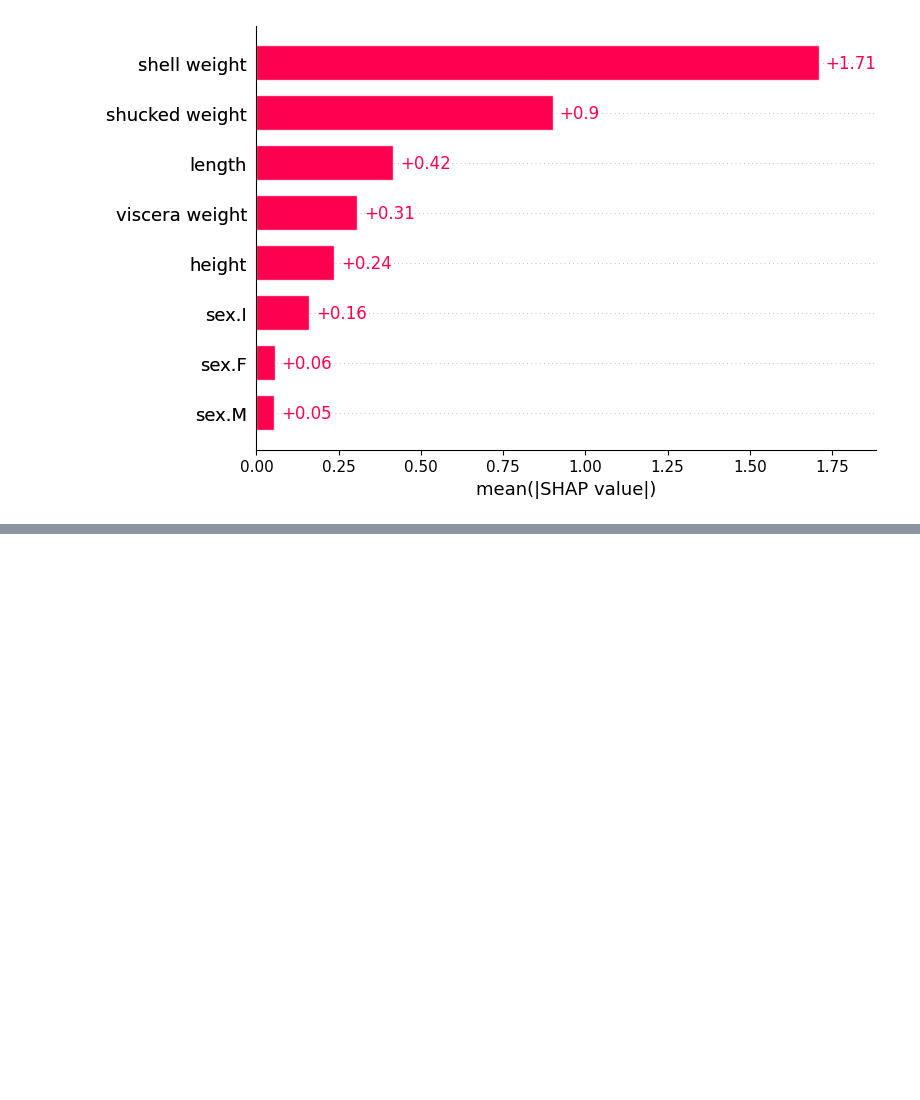
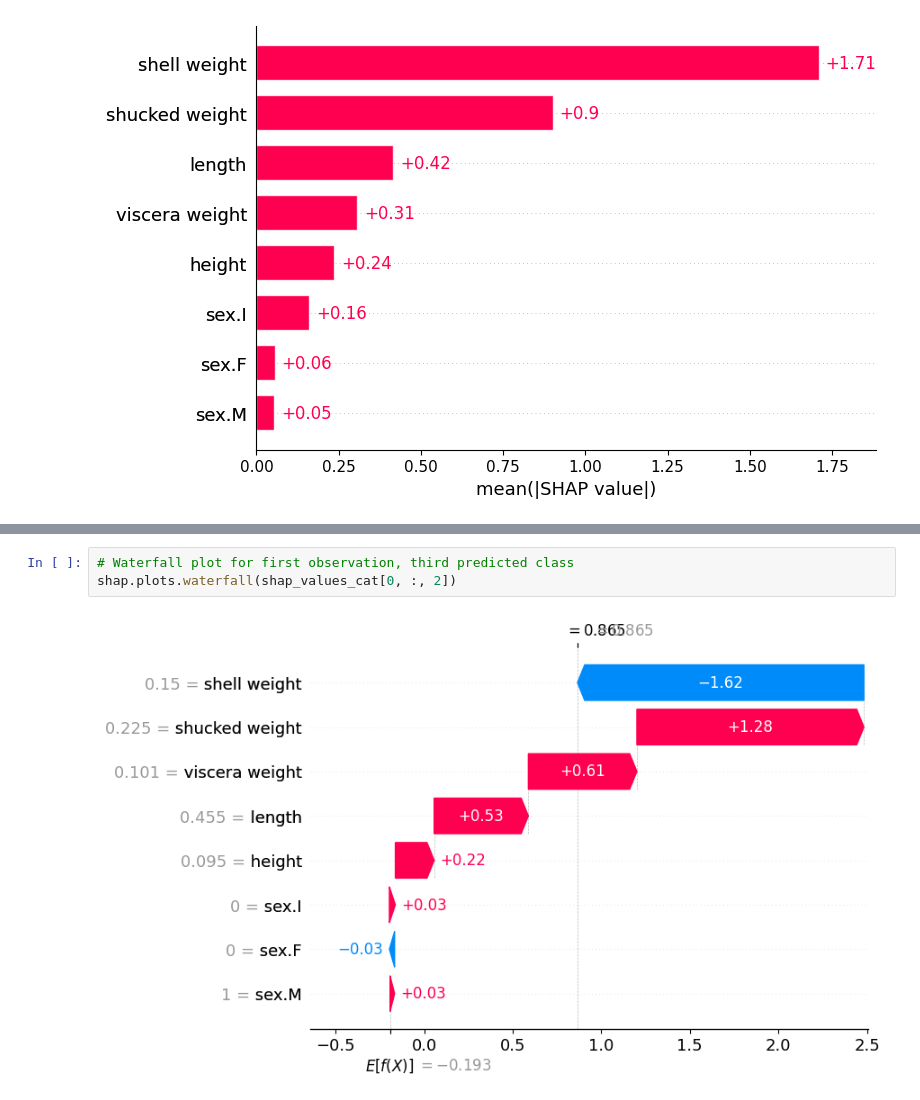
Before and after one commit to lokNezMonzter/shap-analysis, a Jupyter notebook: shap-llm/shap-analysis.ipynb, the cells around one changed output, grey strips where cells are left out. Cells and saved outputs as stored; diff of their text form; blank space fills up the shorter version.

```diff
--- a/shap-llm/shap-analysis.ipynb
+++ b/shap-llm/shap-analysis.ipynb
@@ -192,0 +244,5 @@ shap.plots.bar(shap_values)
+# %%
+# Waterfall plot for first observation, third predicted class
+shap.plots.waterfall(shap_values_cat[0, :, 2])
+# %% [output]
+[figure, added]
```
Also changed, not shown: parts of 23 cells of this notebook.
